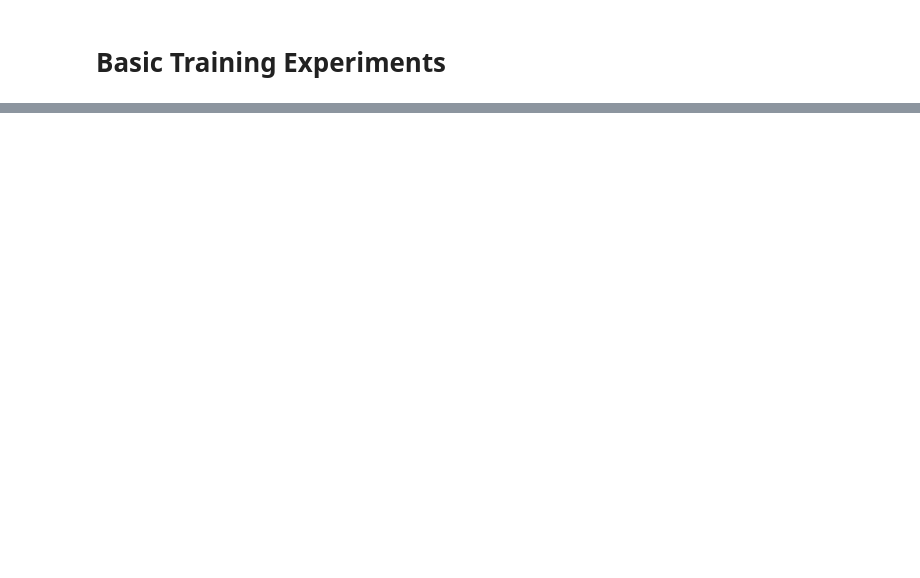
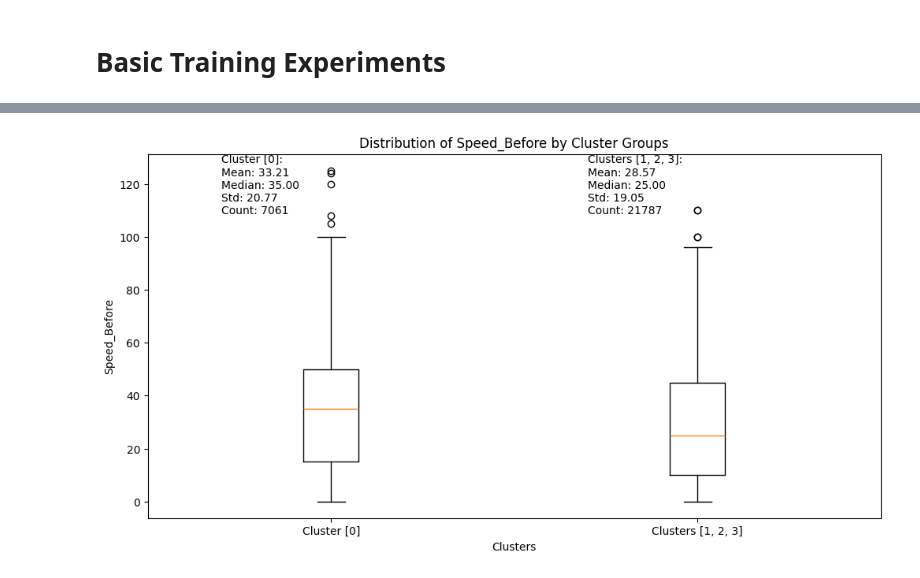
Before and after one commit to IdeaKing/ml4va, a Jupyter notebook: 01_data_experiments.ipynb, the cells around one changed output, grey strips where cells are left out. Saved outputs shown, nothing was run; the diff lists cells and outputs as text; code cells hidden in the pictures; blank space fills up the shorter version.

```diff
--- a/01_data_experiments.ipynb
+++ b/01_data_experiments.ipynb
@@ -422,0 +578,11 @@ Feature Importances Table:
+# %%
+data_subset = x_train.iloc[:30000]  # Using x_train instead of the original data
+compare_cluster_groups(
+    cluster_labels=cluster_labels,
+    data=data_subset,
+    group1_clusters=[0],
+    group2_clusters=[1, 2, 3],
+    feature_name='Speed_Before'
+)
+# %% [output]
+[figure, added]
```
Also changed, not shown: parts of 18 cells of this notebook.
